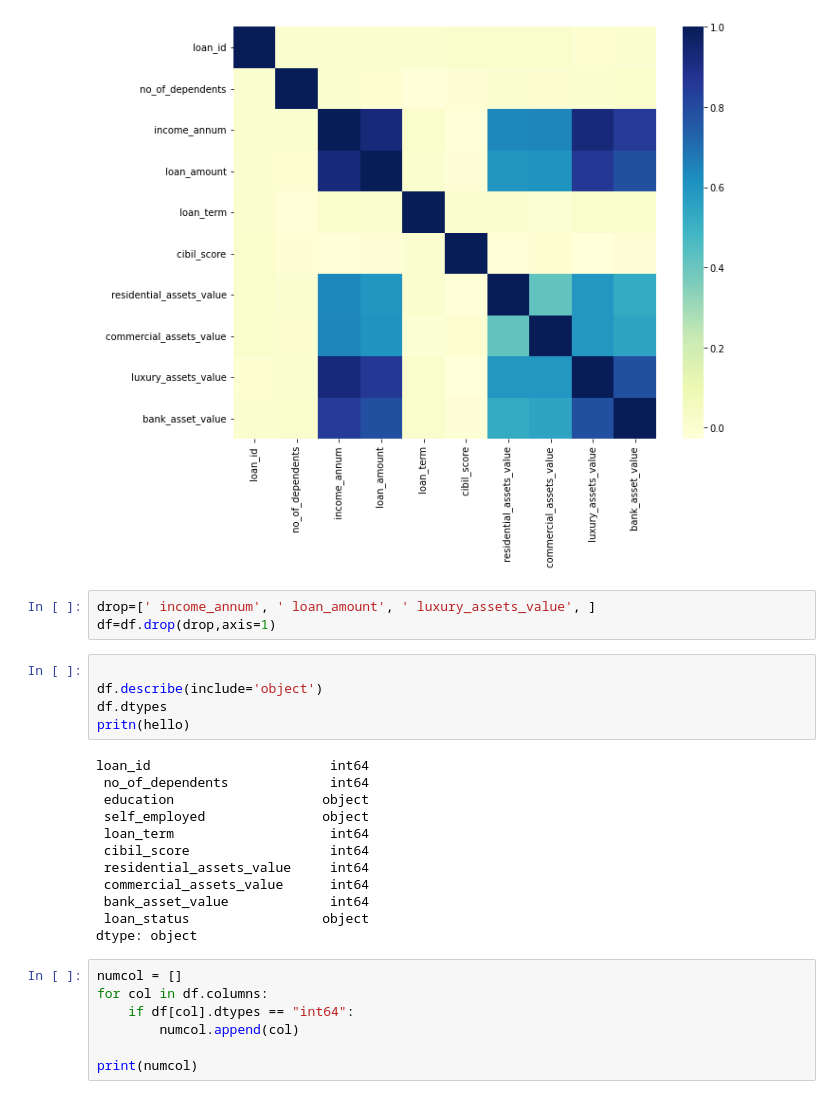
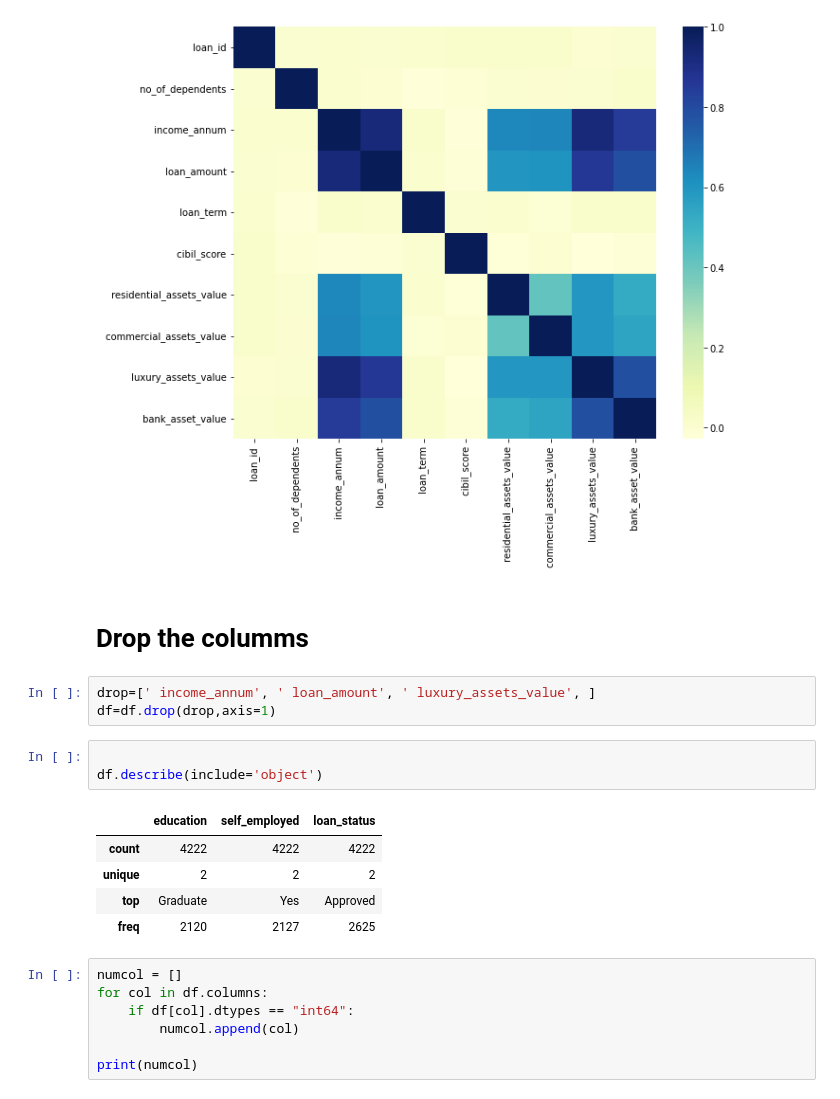
Before and after one commit to afsanhq99/CSE-labs-Github, a Jupyter notebook: CSE_422/422_project/422 final lab project/422 loan approval final.ipynb, the cells around one changed output. Saved outputs shown, nothing was run; the diff lists cells and outputs as text.

```diff
--- a/CSE_422/422_project/422 final lab project/422 loan approval final.ipynb
+++ b/CSE_422/422_project/422 final lab project/422 loan approval final.ipynb
@@ -116,26 +143,20 @@ sns.heatmap(corr, cmap='YlGnBu')
 plt.show()  # Display the heatmap
 # %% [output]
 [figure]
+# %% [markdown]
+# Drop the columms
 # %%
 drop=[' income_annum', ' loan_amount', ' luxury_assets_value', ]
 df=df.drop(drop,axis=1)
 # %%
 
 df.describe(include='object')
-df.dtypes
-pritn(hello)
 # %% [output]
-loan_id                       int64
- no_of_dependents             int64
- education                   object
- self_employed               object
- loan_term                    int64
- cibil_score                  int64
- residential_assets_value     int64
- commercial_assets_value      int64
- bank_asset_value             int64
- loan_status                 object
-dtype: object
+|  | education | self_employed | loan_status |
+| count | 4222 | 4222 | 4222 |
+| unique | 2 | 2 | 2 |
+| top | Graduate | Yes | Approved |
+| freq | 2120 | 2127 | 2625 |
 # %%
 numcol = []
 for col in df.columns:
```
Also changed, not shown: parts of 30 cells of this notebook.
